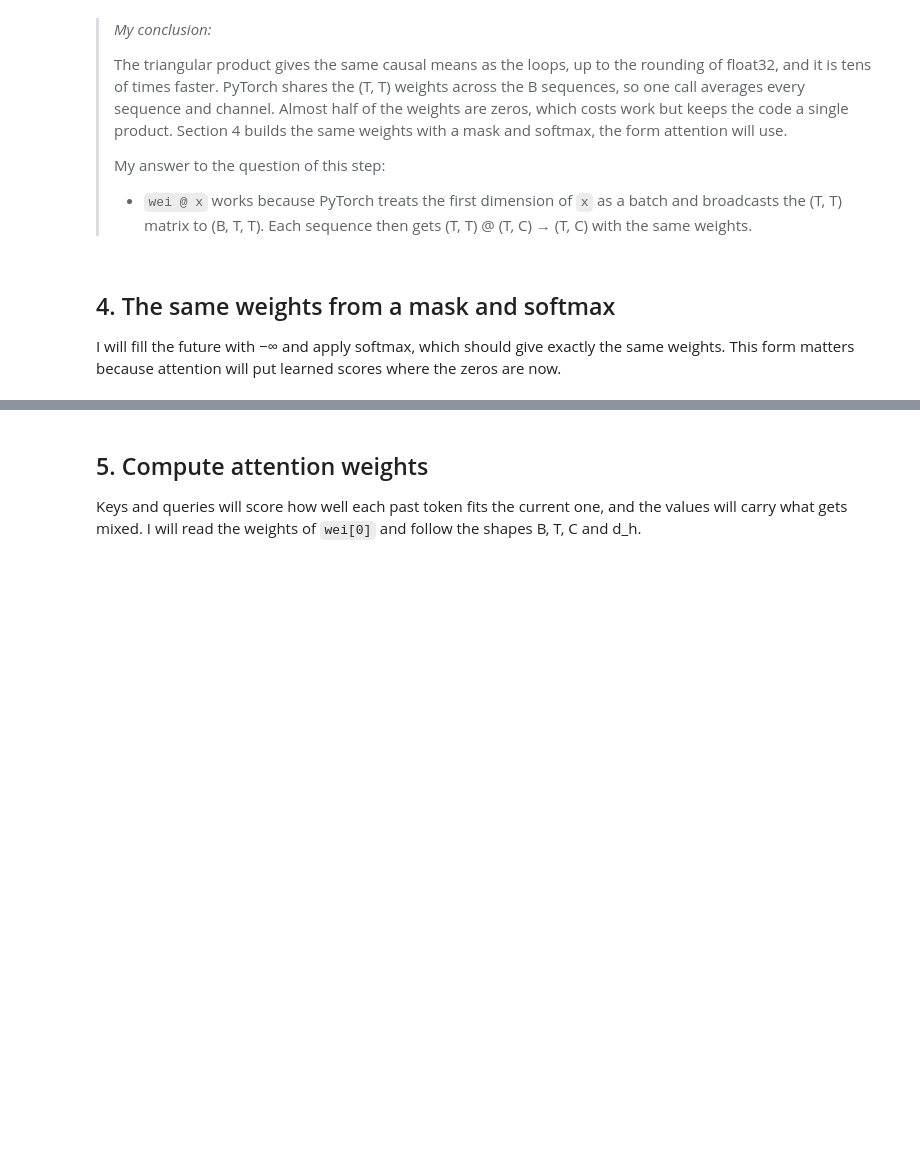
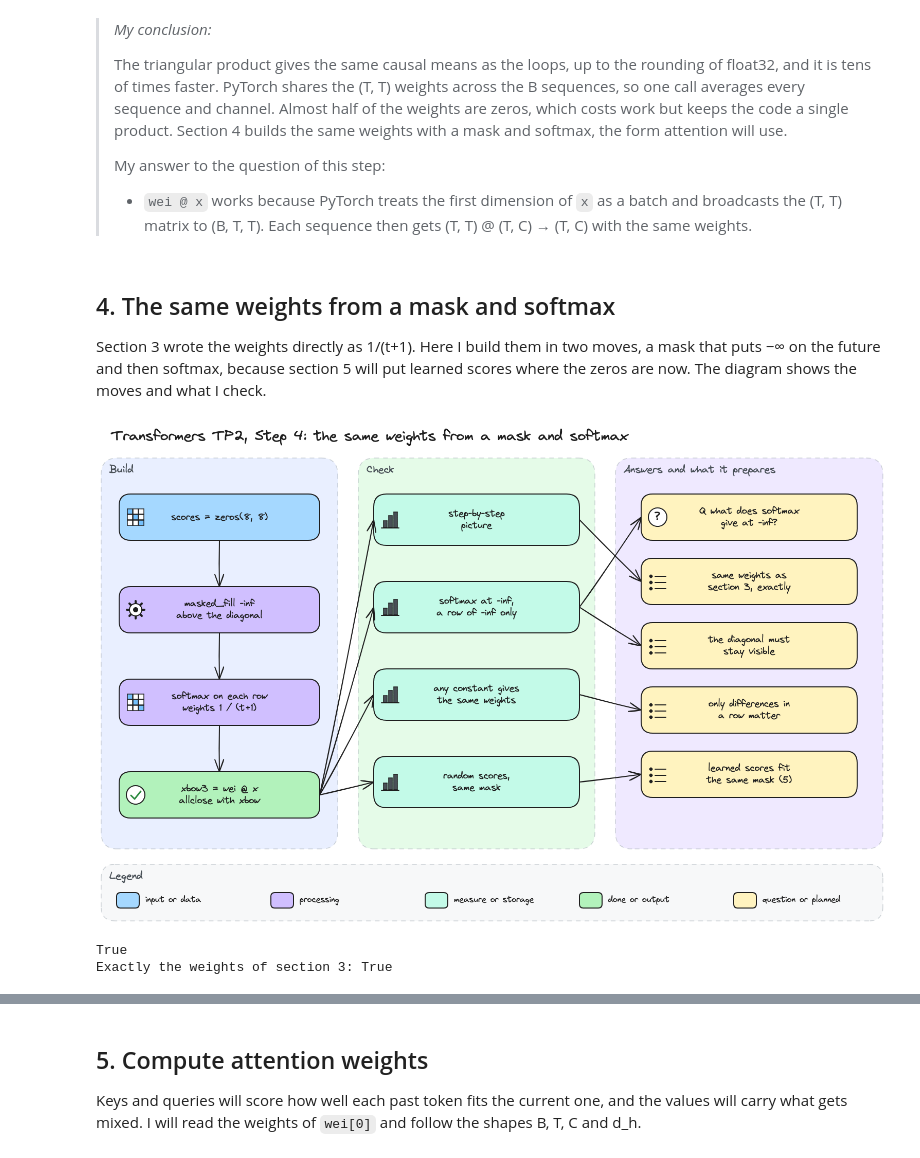
Before and after one commit to mcrayssac/ING3_IAA_GB_NLP, a Jupyter notebook: TP2_transformers.ipynb, the cells around one changed output, grey strips where cells are left out. Drawn from its saved outputs; the diff is of its cells as text; code cells hidden in the pictures; blank space fills up the shorter version.

Commit message:
TP2 transformers step 4

```diff
--- a/TP2_transformers.ipynb
+++ b/TP2_transformers.ipynb
@@ -489,4 +493,27 @@ T = 256: 32,640 zeros of 65,536 weights, 49.80%
 # %% [markdown]
 ## 4. The same weights from a mask and softmax
 
-I will fill the future with −∞ and apply softmax, which should give exactly the same weights. This form matters because attention will put learned scores where the zeros are now.
+Section 3 wrote the weights directly as 1/(t+1). Here I build them in two moves, a mask that puts −∞ on the future and then softmax, because section 5 will put learned scores where the zeros are now. The diagram shows the moves and what I check.
+# %%
+# Step 4 diagram: zeros, mask, softmax, and the checks behind my answer.
+display(Image(filename='diagrams/transformers/tp2_step4.png', width=900))
+# %% [output]
+[figure, added]
+# %%
+# The same weights from a mask and softmax: zeros, -inf on the future, then softmax on each row.
+import torch.nn.functional as F
+
+tril = torch.tril(torch.ones(T, T))
+wei = torch.zeros((T, T))
+wei = wei.masked_fill(tril == 0, float('-inf'))
+wei = F.softmax(wei, dim=-1)
+
+xbow3 = wei @ x
+print(torch.allclose(
+    xbow, xbow3, atol=1e-6
+))
+
+print(f'Exactly the weights of section 3: {torch.equal(wei, weights)}')
+# %% [output]
+True
+Exactly the weights of section 3: True
```
Also changed, not shown: parts of 12 cells of this notebook, 4 other files.
